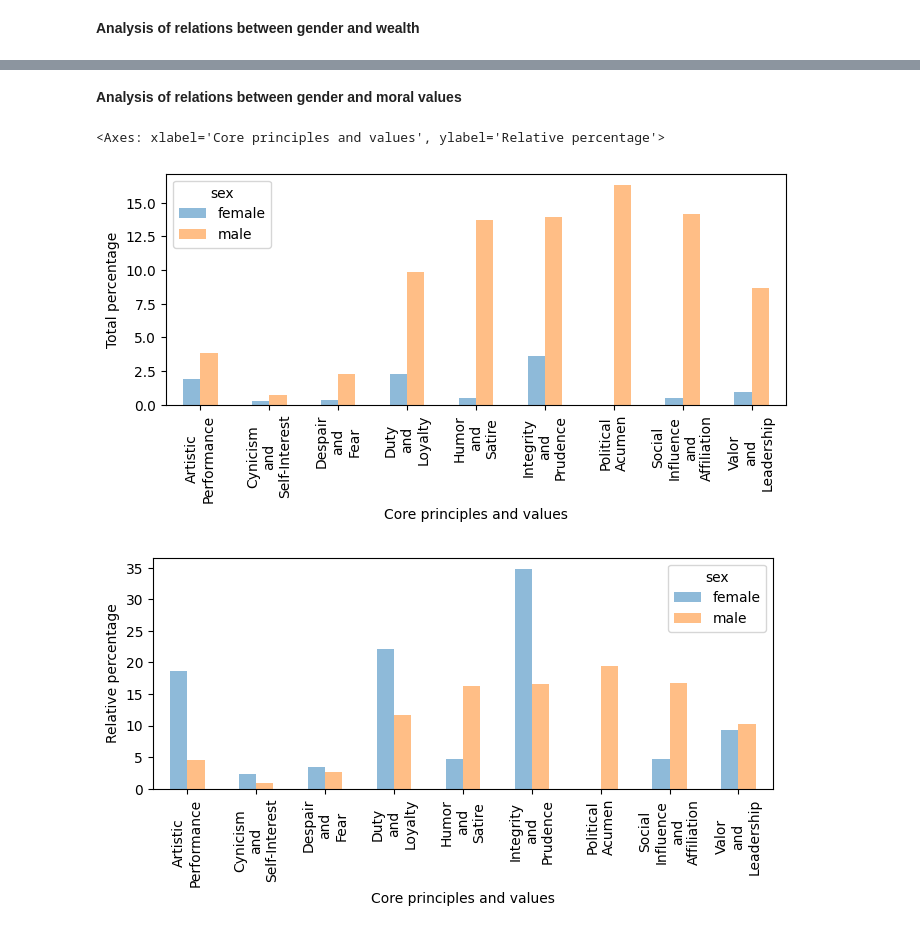
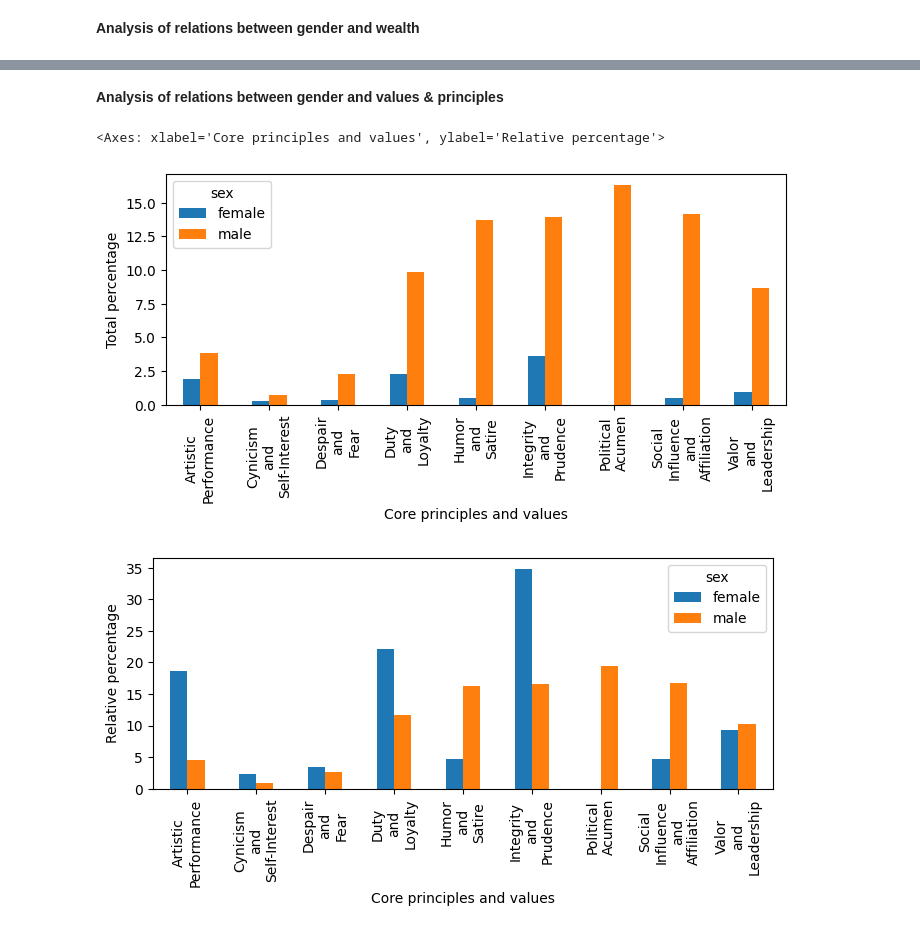
Before and after one commit to jj123451/book_crawler, a Jupyter notebook: bc_phase8_statistical_analysis_examples.ipynb, the cells around one changed output, grey strips where cells are left out. Drawn from its saved outputs; the diff is of its cells as text; code cells hidden in the pictures.

```diff
--- a/bc_phase8_statistical_analysis_examples.ipynb
+++ b/bc_phase8_statistical_analysis_examples.ipynb
@@ -6,7 +6,12 @@ from google.colab import userdata
 from google.oauth2 import service_account
 from google.cloud.bigquery import magics
 
+scopes = [
+    "https://www.googleapis.com/auth/bigquery",
+    "https://www.googleapis.com/auth/cloud-platform",
+]
 credentials_json = userdata.get('BIGQUERY_CREDENTIALS')
-credentials = service_account.Credentials.from_service_account_info(json.loads(credentials_json))
+credentials = service_account.Credentials.from_service_account_info(json.loads(credentials_json), scopes = scopes)
+credentials.
 magics.context.credentials = credentials
 bpd.options.bigquery.credentials = credentials
@@ -93,18 +103,18 @@ pivot_df.plot.bar(stacked=False, alpha=0.5, figsize=(8, 3), fontsize=10, xlabel=
 # %% [markdown]
-**Analysis of relations between gender and moral values**
+**Analysis of relations between gender and values & principles**
 # %%
 import bigframes.pandas as bpd
 
 characters = bpd.read_gbq(f"{project_name}.{data_set}.v_crosstab_sex_values", use_cache=False)
 characters = characters[(characters['sex'] != 'unknown') & (characters['values_name'] != 'unknown')]
 characters['values_name'] = characters['values_name'].str.replace(' ', '\n')
 
 pivot_df = characters.pivot(index='values_name', columns='sex', values='total_percentage').fillna(0)
-pivot_df.plot.bar(stacked=False, alpha=0.5, figsize=(8, 3), fontsize=10, xlabel="Core principles and values", ylabel="Total percentage")
+pivot_df.plot.bar(stacked=False, figsize=(8, 3), fontsize=10, xlabel="Core principles and values", ylabel="Total percentage")
 
 pivot_df = characters.pivot(index='values_name', columns='sex', values='sex_percentage').fillna(0)
-pivot_df.plot.bar(stacked=False, alpha=0.5, figsize=(8, 3), fontsize=10, xlabel="Core principles and values", ylabel="Relative percentage")
+pivot_df.plot.bar(stacked=False, figsize=(8, 3), fontsize=10, xlabel="Core principles and values", ylabel="Relative percentage")
 # %% [output]
 <Axes: xlabel='Core principles and values', ylabel='Relative percentage'>
-[figure, old version]
+[figure, new version]
-[figure, old version]
+[figure, new version]
```
Also changed, not shown: parts of 12 cells of this notebook.
